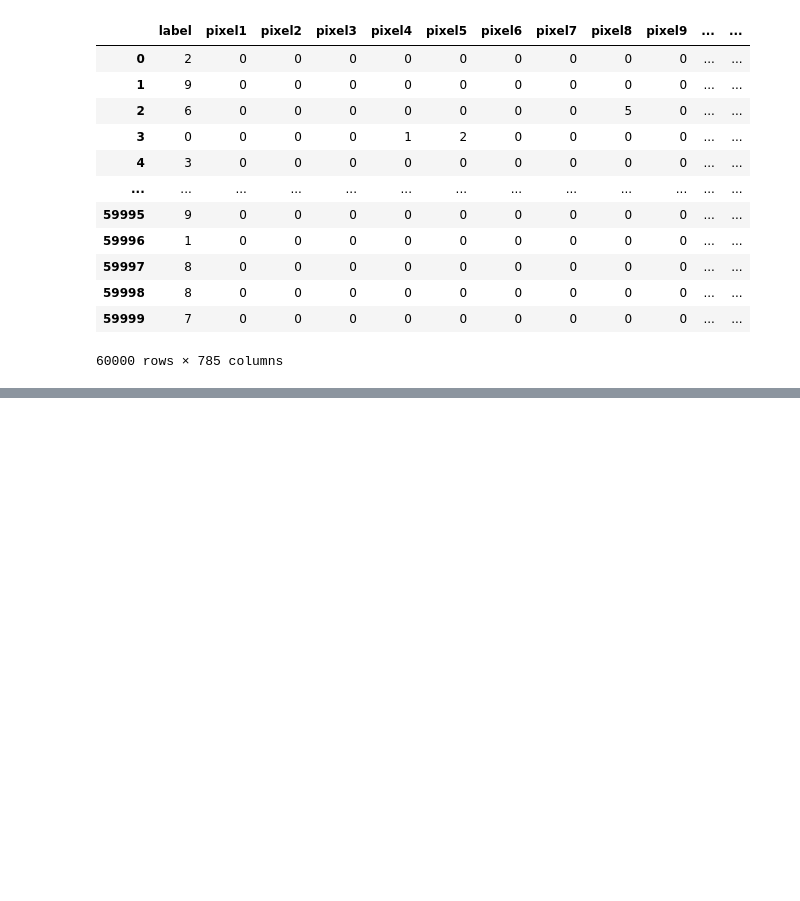
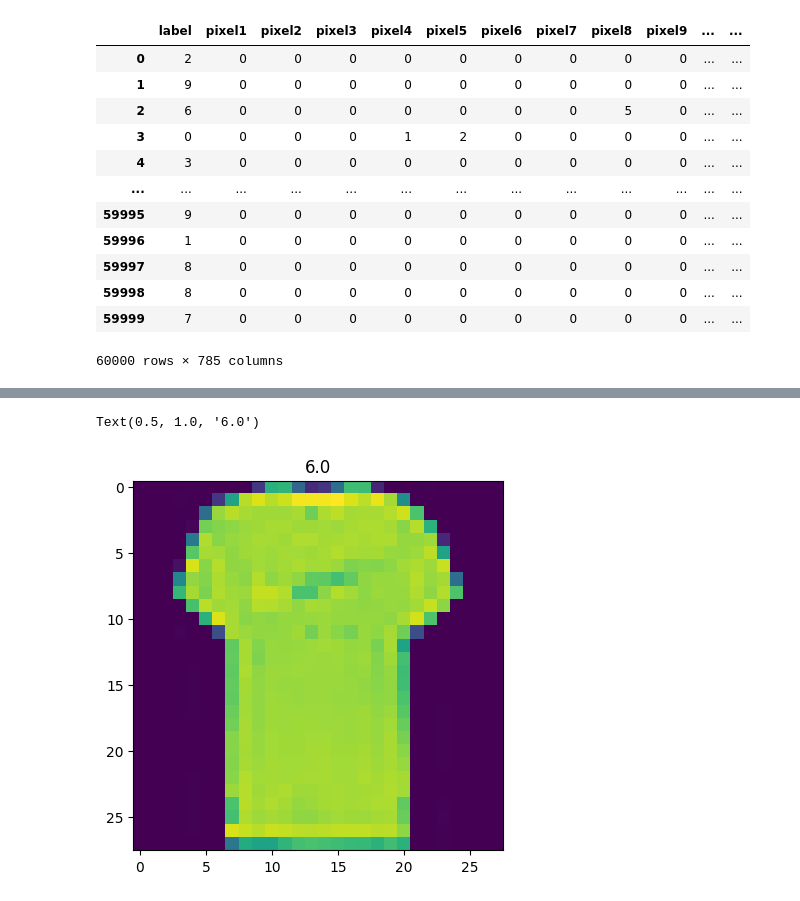
Before and after one commit to Devansh-Gupta-Official/fashion-class-classification, a Jupyter notebook: fashion_class.ipynb, the cells around one changed output, grey strips where cells are left out. Cells and saved outputs as stored; diff of their text form; code cells hidden in the pictures; blank space fills up the shorter version.

Commit message:
visualising the data

```diff
--- a/fashion_class.ipynb
+++ b/fashion_class.ipynb
@@ -26,0 +57,3 @@ df_train
+# %%
+training = np.array(df_train,dtype='float32')
+training
@@ -26,0 +79,5 @@ df_train
+# %%
+plt.imshow(training[10,1:].reshape(28,28))
+# %% [output]
+Text(0.5, 1.0, '6.0')
+[figure, added]
```
Also changed, not shown: parts of 9 cells of this notebook.
